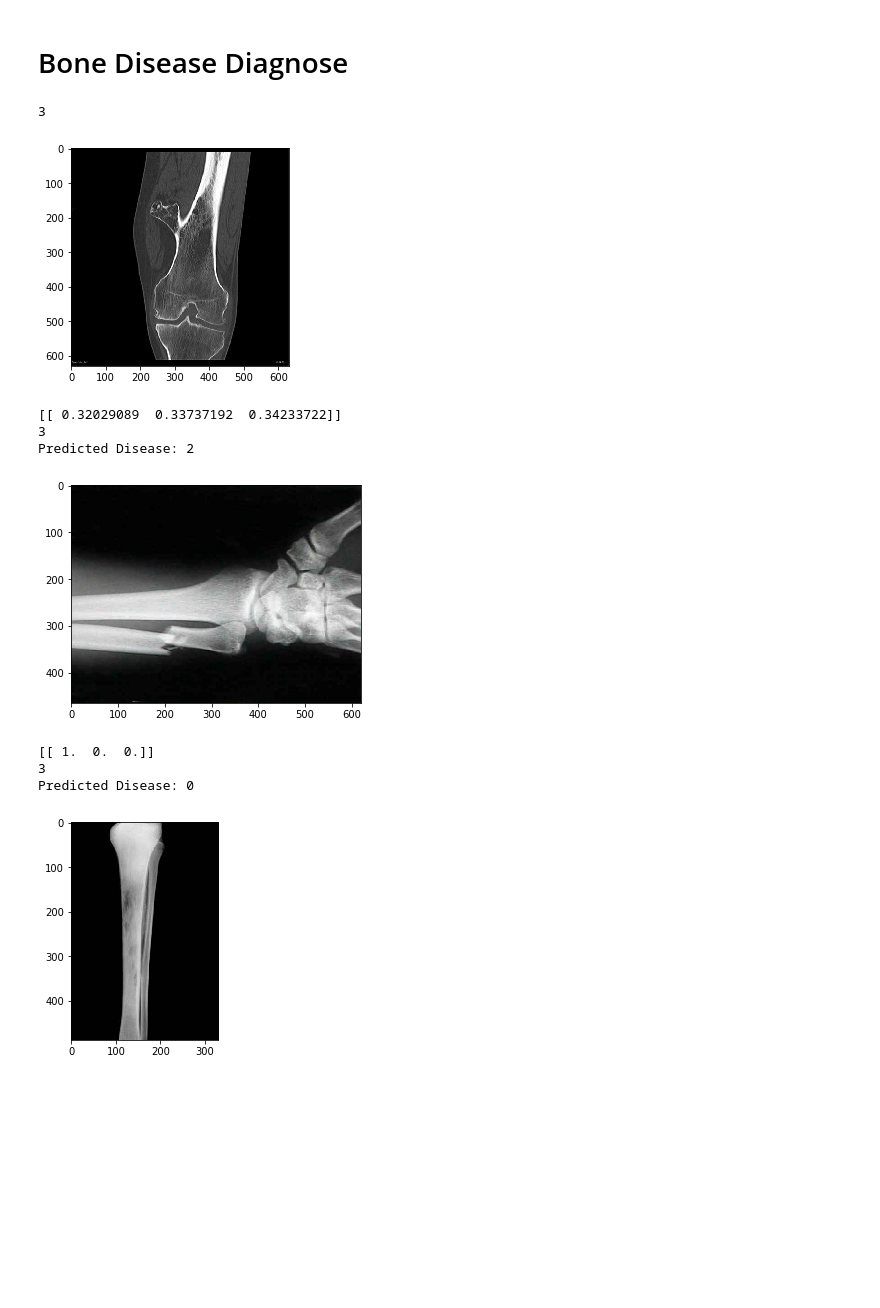
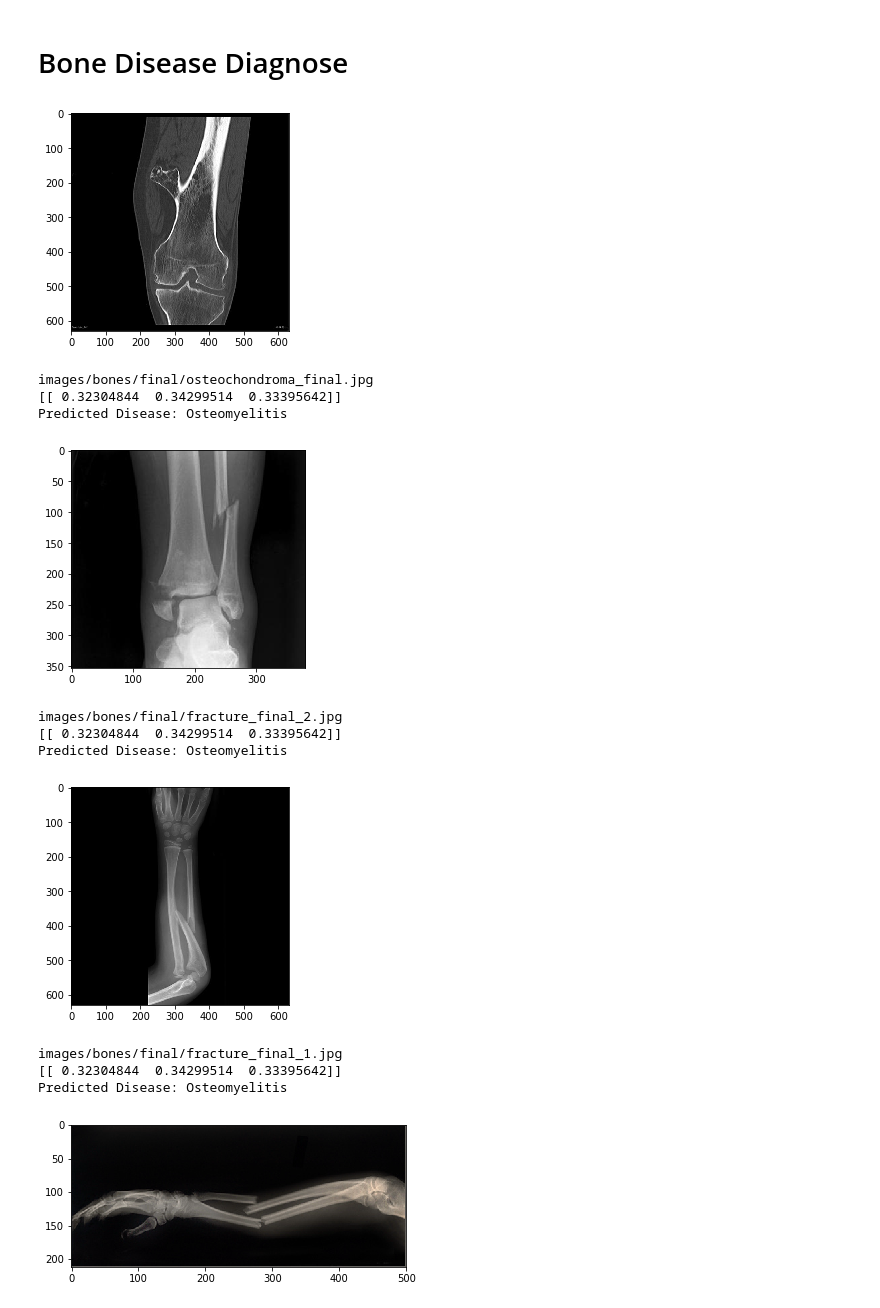
Before and after one commit to andres-root/ai23d, a Jupyter notebook: ai23d.ipynb, the cells around one changed output. Drawn from its saved outputs; the diff is of its cells as text; code cells hidden in the pictures; blank space fills up the shorter version.

```diff
--- a/ai23d.ipynb
+++ b/ai23d.ipynb
@@ -141,40 +141,49 @@ Bones test accuracy: 37.5000%
 # %% [markdown]
 # Prediction Machine
 # %%
+
+categories = {
+    0: 'Fracture',
+    1: 'Osteomyelitis',
+    2: 'Osteochondroma'
+}
 
 def prediction_machine(img_path):
     tensor = path_to_tensor(img_path)
-    # print(img_path)
-    # print(tensor)
-    p = model.predict(tensor)
-    print(p)
-    print(p.size)
-    prediction = np.argmax(p)
-    return prediction
+
+    prediction_array = model.predict(tensor)
+    print(prediction_array)
+    prediction = np.argmax(prediction_array)
+    return categories[prediction]
 # %% [markdown]
 # Bone Disease Diagnose
 # %%
 import matplotlib.pyplot as plt
 import cv2
 %matplotlib inline
 
 
 final_images = np.array(glob('images/bones/final/*'))
-print(final_images.size)
+
 for img_path in final_images:
     p_img = cv2.imread(img_path)
+    p_img_gray = cv2.cvtColor(p_img, cv2.COLOR_BGR2GRAY)
     plt.imshow(p_img)
     plt.show()
+    print(img_path)
     prediction = prediction_machine(img_path)
     print('Predicted Disease: {0}'.format(prediction))
 # %% [output]
+[figure]
-3
+images/bones/final/osteochondroma_final.jpg
+[[ 0.32304844  0.34299514  0.33395642]]
+Predicted Disease: Osteomyelitis
-[figure]
+[figure, new version]
-[[ 0.32029089  0.33737192  0.34233722]]
-3
-Predicted Disease: 2
+images/bones/final/fracture_final_2.jpg
+[[ 0.32304844  0.34299514  0.33395642]]
+Predicted Disease: Osteomyelitis
-[figure, old version]
+[figure, new version]
-[[ 1.  0.  0.]]
-3
-Predicted Disease: 0
+images/bones/final/fracture_final_1.jpg
+[[ 0.32304844  0.34299514  0.33395642]]
+Predicted Disease: Osteomyelitis
-[figure, old version]
+[figure, added]
```
Also changed, not shown: parts of 11 cells of this notebook, 1 other file.
